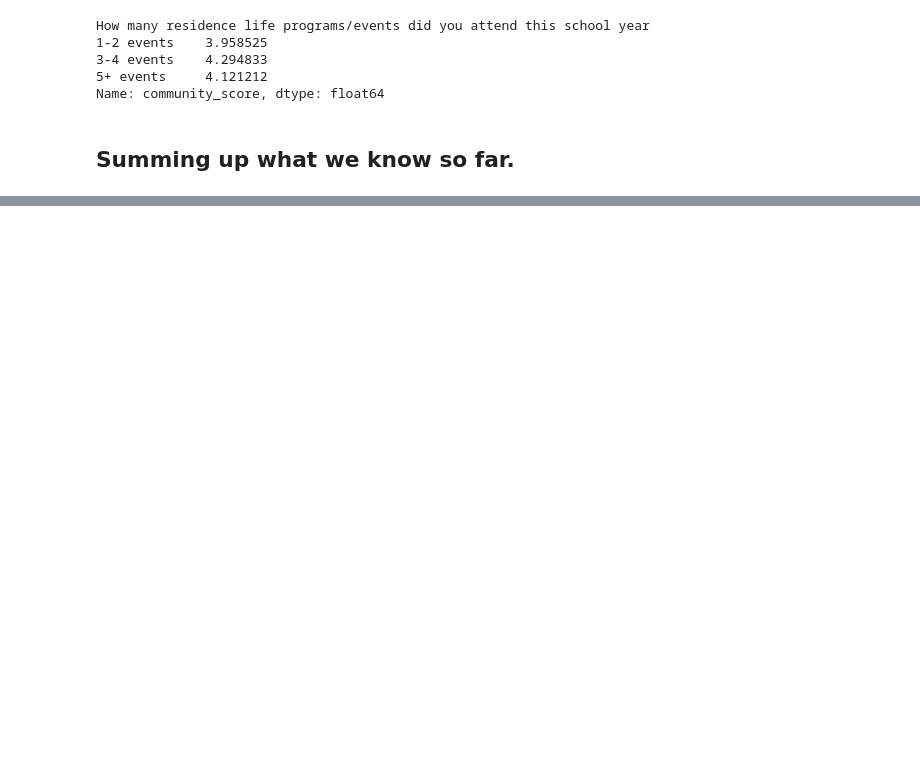
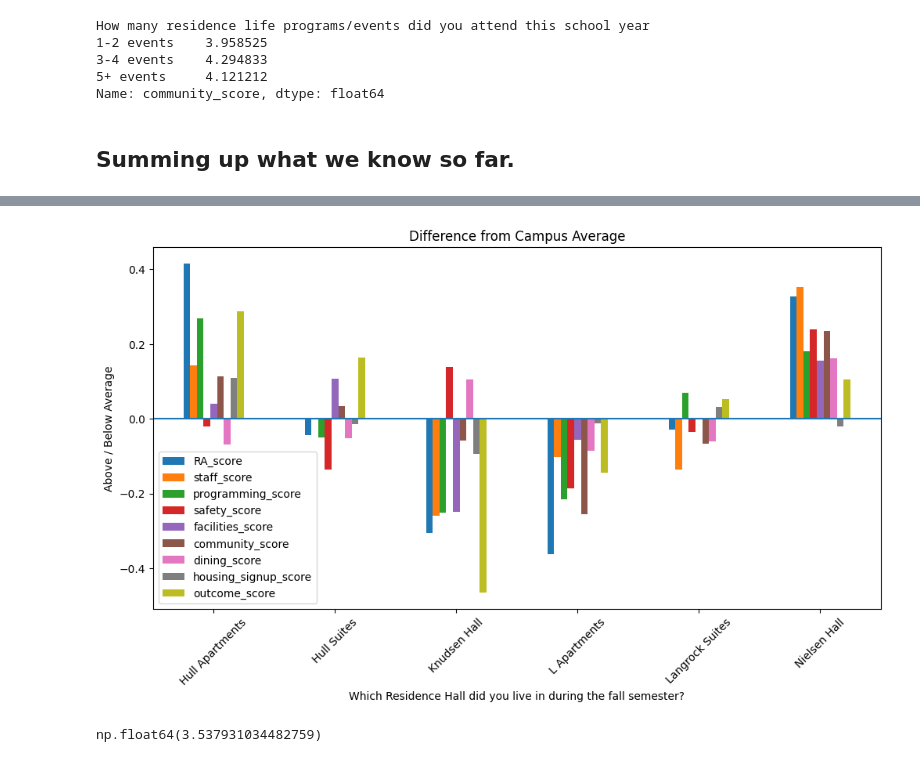
Before and after one commit to bdupey-gv/res_life_survey_analysis, a Jupyter notebook: code/preliminary_analysis.ipynb, the cells around one changed output, grey strips where cells are left out. Drawn from its saved outputs; the diff is of its cells as text; code cells hidden in the pictures; blank space fills up the shorter version.

```diff
--- a/code/preliminary_analysis.ipynb
+++ b/code/preliminary_analysis.ipynb
@@ -684,0 +891,3 @@ Name: community_score, dtype: float64
+# %%
+score_cols  = [c for c in df2.columns if 'score' in c]
+score_cols
@@ -684,0 +917,16 @@ Name: community_score, dtype: float64
+# %%
+hall_scores = (
+    df2.groupby('Which Residence Hall did you live in during the fall semester?')[score_cols]
+      .mean()
+      .sort_index()
+)
+diff = hall_scores - hall_scores.mean()
+
+diff.plot(kind='bar', figsize=(12,6))
+plt.axhline(0)
+plt.title("Difference from Campus Average")
+plt.ylabel("Above / Below Average")
+plt.xticks(rotation=45)
+plt.show()
+# %% [output]
+[figure, added]
@@ -684,0 +939,6 @@ Name: community_score, dtype: float64
+# %%
+df2['Please read the following statements regarding Residence Life programming and rate them. [I would be more likely to stay on campus over the weekend if programs / events were provided more often on Friday / Saturday]'].mean()
+
+# Still a decent amount of demand of weekend programming.
+# %% [output]
+np.float64(3.537931034482759)
```
Also changed, not shown: parts of 32 cells of this notebook.
